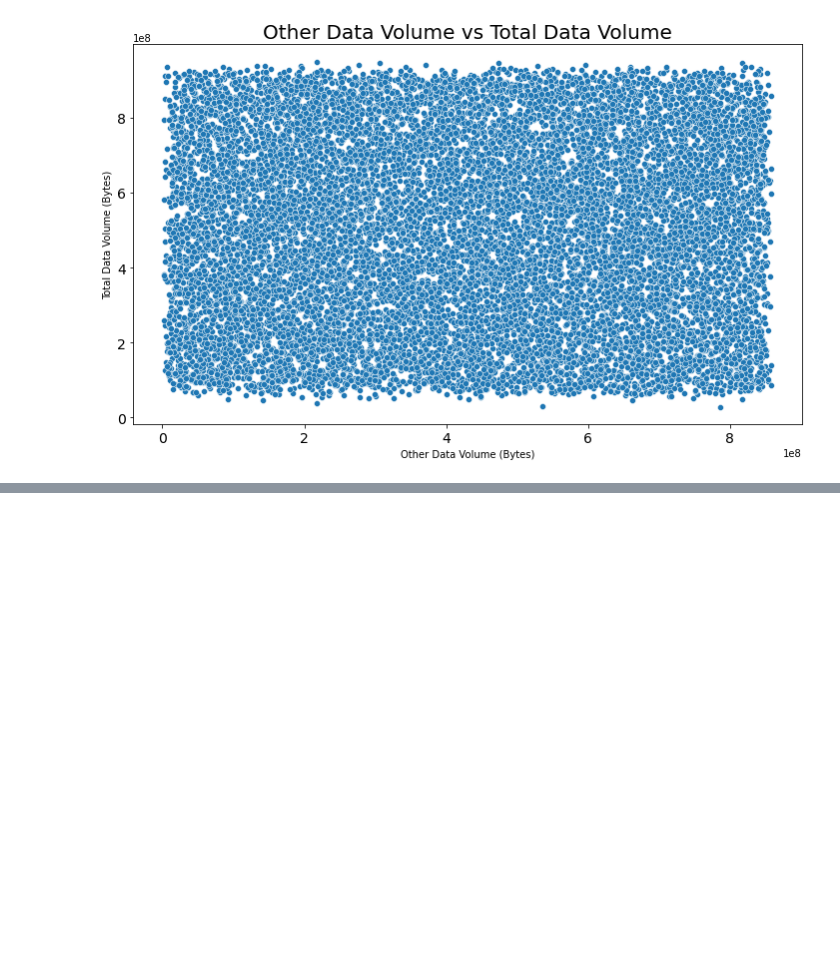
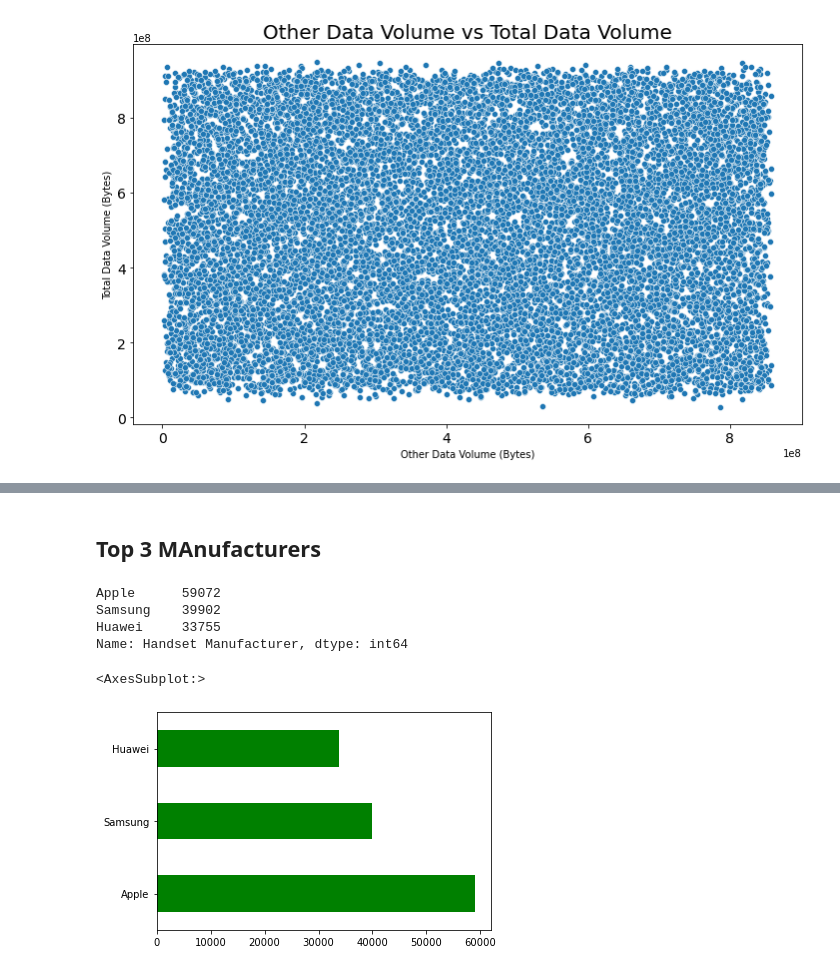
Before and after one commit to zelalemshiferaw/Telecommunication-Data-Analysis, a Jupyter notebook: notebooks/User Overview Analysis.ipynb, the cells around one changed output, grey strips where cells are left out. Saved outputs shown, nothing was run; the diff lists cells and outputs as text; code cells hidden in the pictures; blank space fills up the shorter version.

```diff
--- a/notebooks/User Overview Analysis.ipynb
+++ b/notebooks/User Overview Analysis.ipynb
@@ -200,0 +236,17 @@ telecom_plot.plot_scatter(telecom_clean_df.head(15000), x_col="Other Data Volume
+# %% [markdown]
+## Top 3 MAnufacturers
+# %%
+#identify the top 3 handset manufacturers
+top_three_handset_manufacturers = telecom_clean_df['Handset Manufacturer'].value_counts().head(3)
+top_three_handset_manufacturers
+# %% [output]
+Apple      59072
+Samsung    39902
+Huawei     33755
+Name: Handset Manufacturer, dtype: int64
+# %%
+# Plot  top 3 manufacturers
+top_three_handset_manufacturers.plot(kind='barh',color='green')
+# %% [output]
+<AxesSubplot:>
+[figure, added]
```
Also changed, not shown: parts of 11 cells of this notebook, 1 other file.
